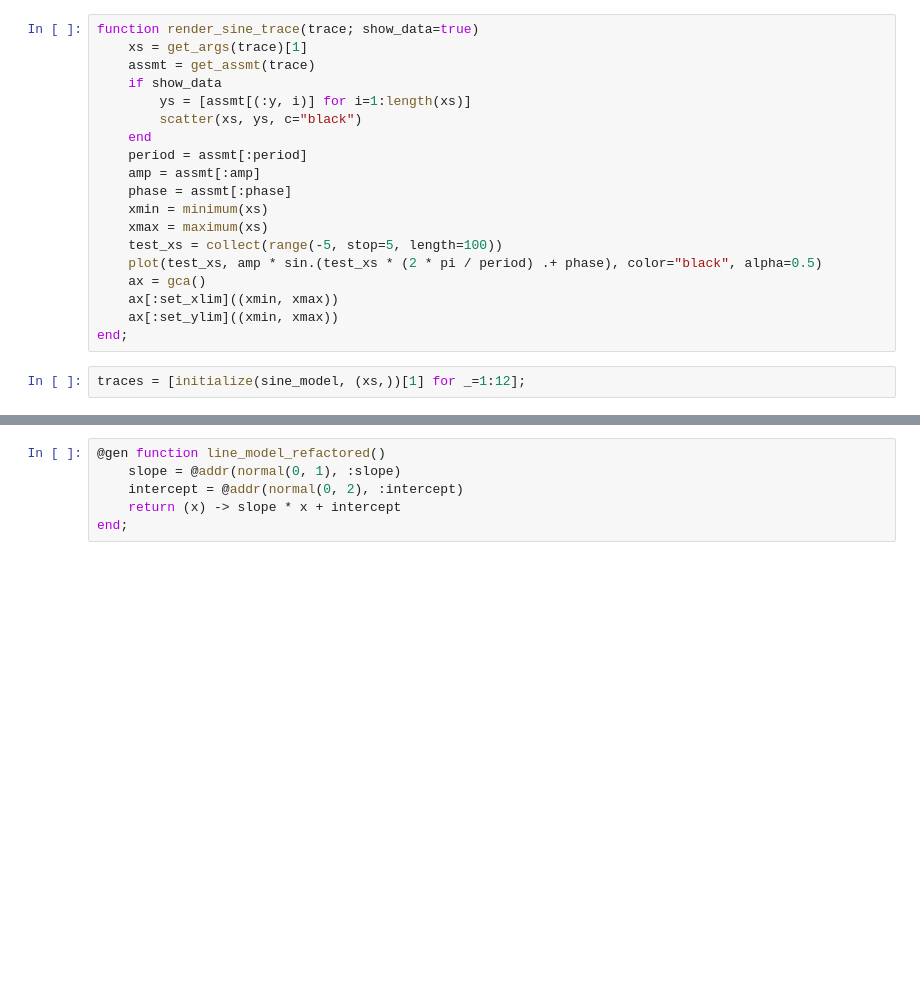
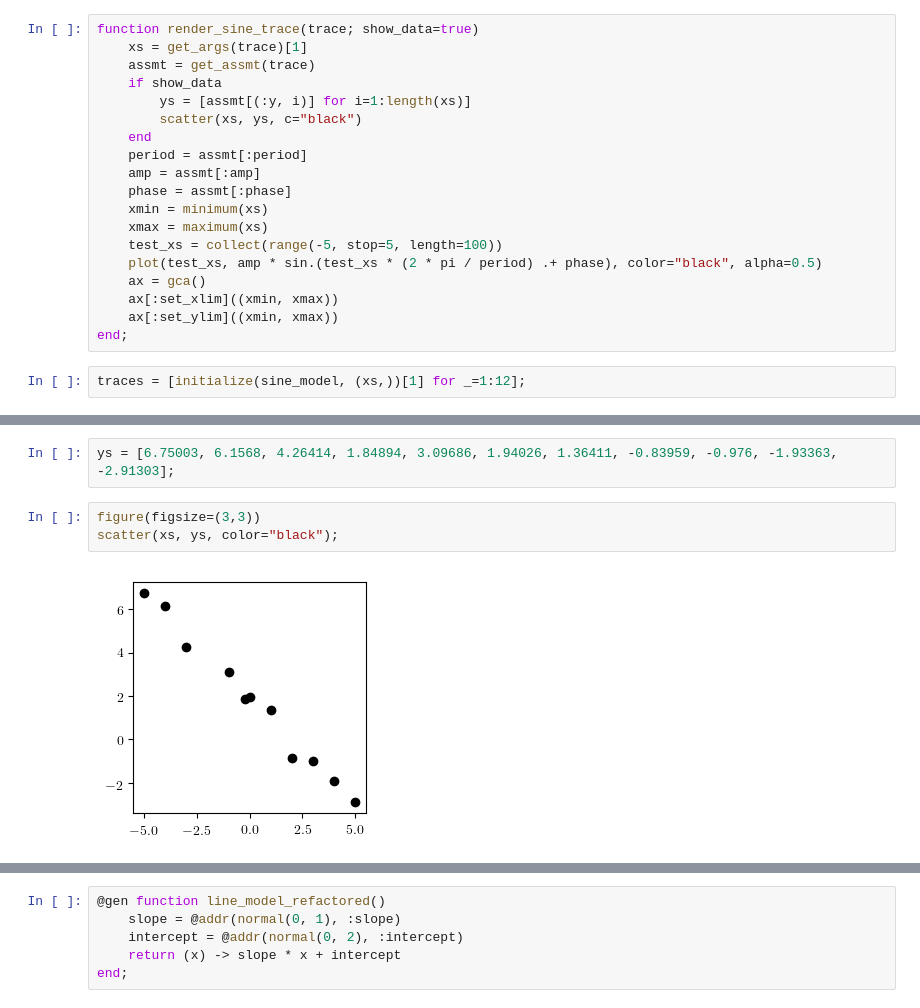
Before and after one commit to probcomp/gen-quickstart, a Jupyter notebook: tutorial-importance-sampling/tutorial-intro-modeling-language.ipynb, the cells around one changed output, grey strips where cells are left out. Saved outputs shown, nothing was run; the diff lists cells and outputs as text; blank space fills up the shorter version.

```diff
--- a/tutorial-importance-sampling/tutorial-intro-modeling-language.ipynb
+++ b/tutorial-importance-sampling/tutorial-intro-modeling-language.ipynb
@@ -323,0 +238,7 @@ There is code duplication in the two models. Can you refactor the model?
+# %%
+ys = [6.75003, 6.1568, 4.26414, 1.84894, 3.09686, 1.94026, 1.36411, -0.83959, -0.976, -1.93363, -2.91303];
+# %%
+figure(figsize=(3,3))
+scatter(xs, ys, color="black");
+# %% [output]
+[figure, added]
```
Also changed, not shown: parts of 183 cells of this notebook.
